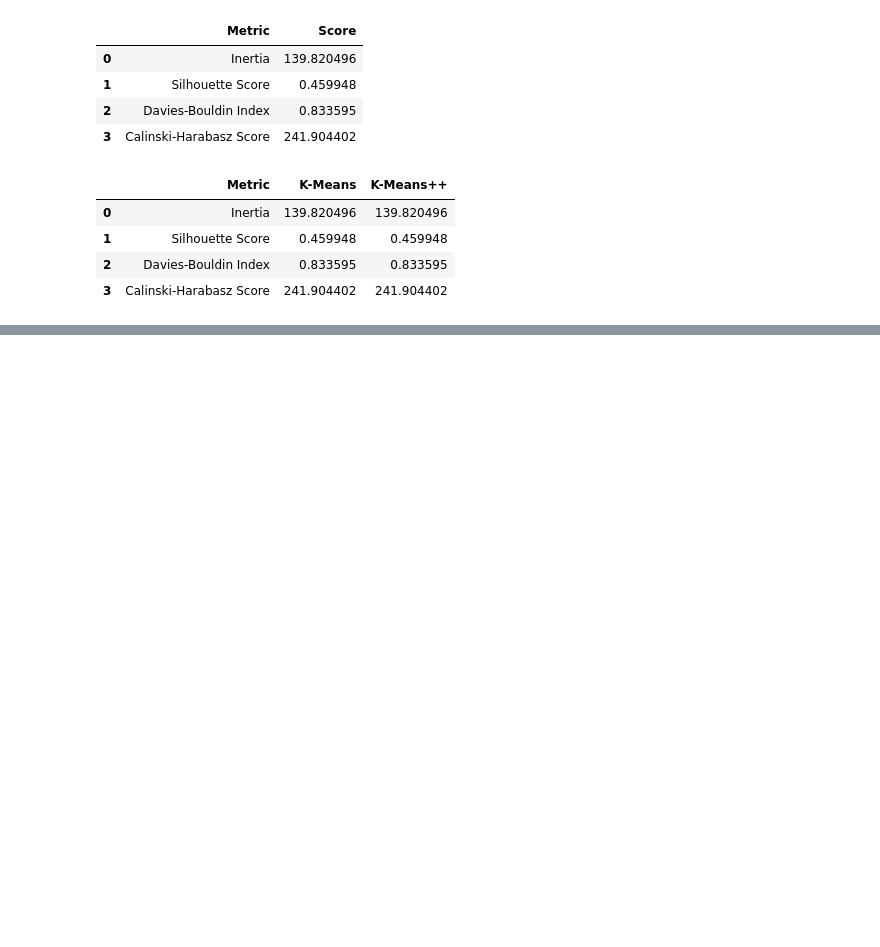
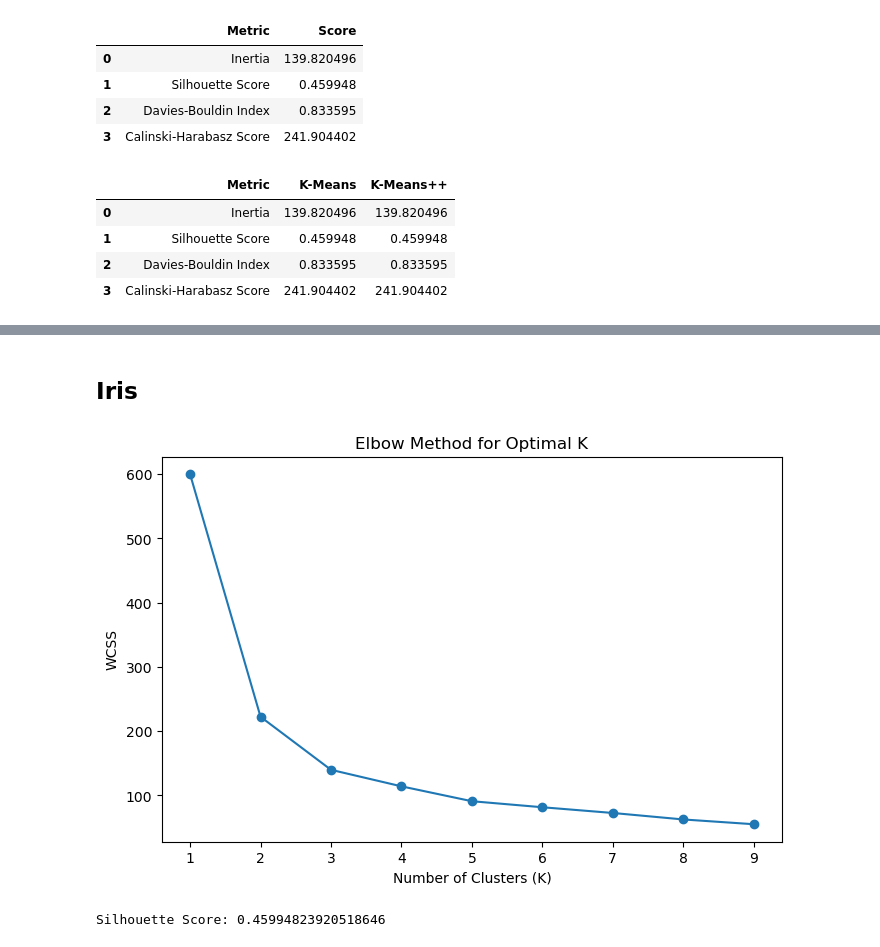
Before and after one commit to Gyrith/Machine-Learning-Models, a Jupyter notebook: Unsupervised Learning/K-Means Clustering.ipynb, the cells around one changed output, grey strips where cells are left out. Drawn from its saved outputs; the diff is of its cells as text; code cells hidden in the pictures; blank space fills up the shorter version.

Commit message:
K-Means Clustering

```diff
--- a/Unsupervised Learning/K-Means Clustering.ipynb
+++ b/Unsupervised Learning/K-Means Clustering.ipynb
@@ -733,0 +734,29 @@ Although K-Means++ improves centroid initialization compared to random initializ
+# %% [markdown]
+## Iris
+# %%
+# Load the iris dataset
+iris = sns.load_dataset("iris")
+
+# Remove species column since clustering is unsupervised
+iris_data = iris.drop(columns=["species"])
+# %%
+# Standardize the data
+scaler = StandardScaler()
+scaled_iris = scaler.fit_transform(iris_data)
+# %%
+# Determine the optimal number of clusters using the Elbow Method
+wcss = []
+for k in range(1, 10):
+    kmeans = KMeans(n_clusters=k, random_state=42, n_init=10)
+    kmeans.fit(scaled_iris)
+    wcss.append(kmeans.inertia_)
+
+# Plot the Elbow Curve
+plt.figure(figsize=(8,5))
+plt.plot(range(1, 10), wcss, marker='o', linestyle='-')
+plt.xlabel("Number of Clusters (K)")
+plt.ylabel("WCSS")
+plt.title("Elbow Method for Optimal K")
+plt.show()
+# %% [output]
+[figure, added]
@@ -733,0 +768,6 @@ Although K-Means++ improves centroid initialization compared to random initializ
+# %%
+# Validate clustering with Silhouette Score
+silhouette_avg = silhouette_score(scaled_iris, iris_data["Cluster"])
+print(f"Silhouette Score: {silhouette_avg}")
+# %% [output]
+Silhouette Score: 0.45994823920518646
```
Also changed, not shown: parts of 6 cells of this notebook.
